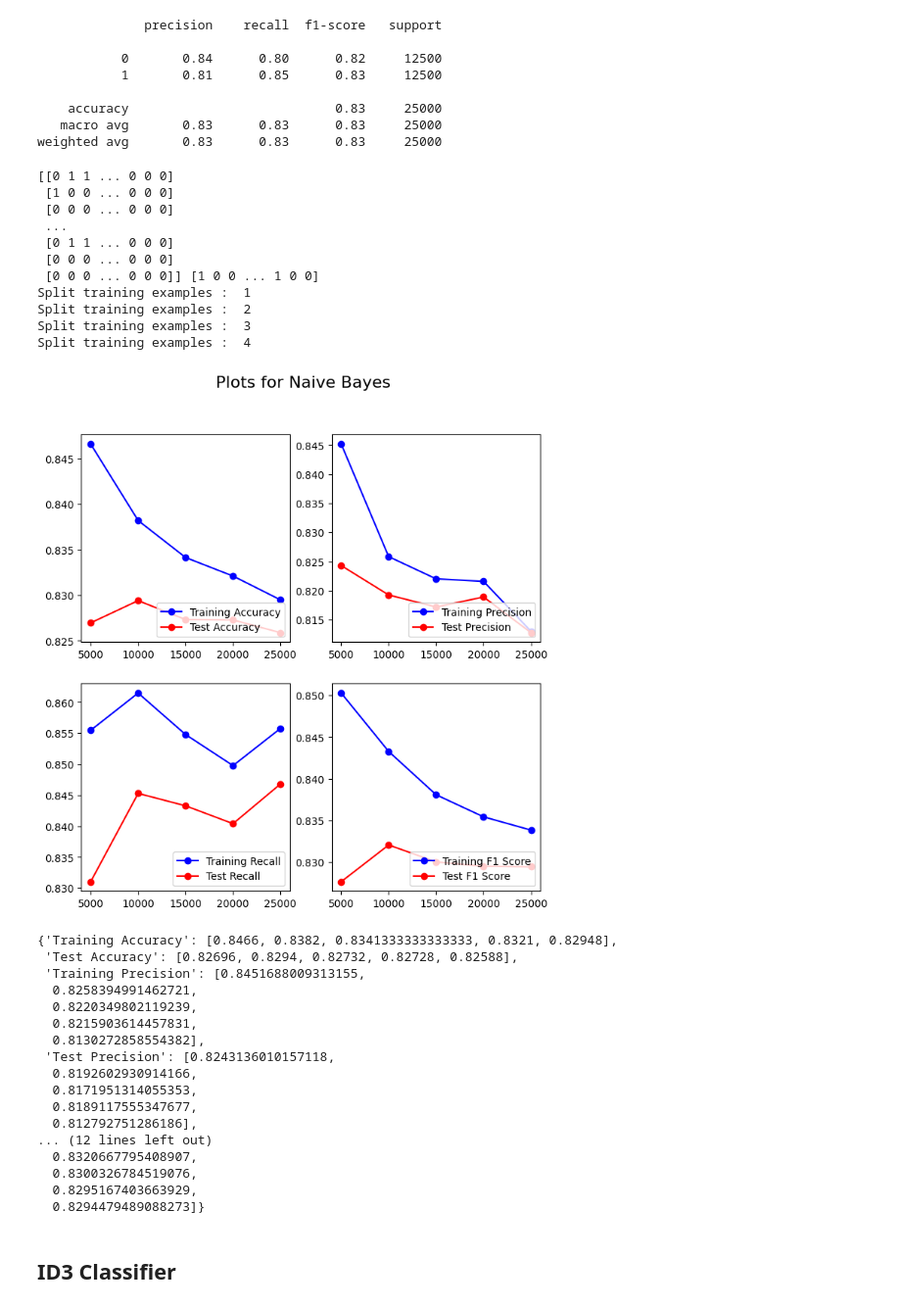
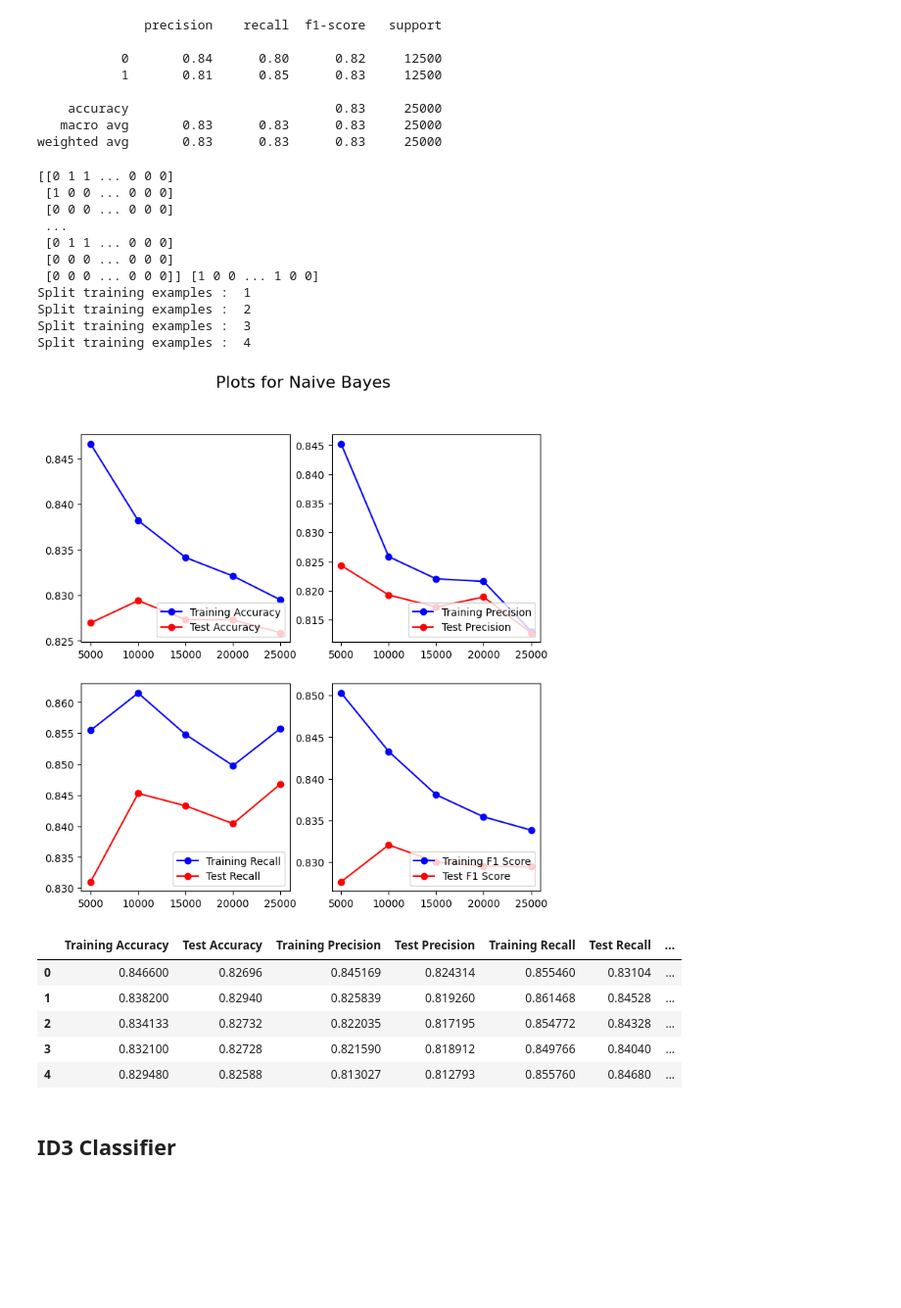
Before and after one commit to OSpyropoulos/IMDb-reviews-classification, a Jupyter notebook: ergasia.ipynb, the cells around one changed output. Shown at 98% size. Saved outputs shown, nothing was run; the diff lists cells and outputs as text; code cells hidden in the pictures; blank space fills up the shorter version.

Commit message:
result curves and tables for naive and random forest ready

```diff
--- a/ergasia.ipynb
+++ b/ergasia.ipynb
@@ -395,51 +395,43 @@ def custom_curve(estimator, training_features, training_labels, test_features, t
 
   # Compile and return the performance data.
   performance_data = {
     'Training Accuracy': training_accuracy,
     'Test Accuracy': test_accuracy,
     'Training Precision': training_precision,
     'Test Precision': test_precision,
     'Training Recall': training_recall,
     'Test Recall': test_recall,
     'Training F1 Score': training_f1_score,
     'Test F1 Score': test_f1_score
   }
 
-  return performance_data
+
+  df = pd.DataFrame(performance_data)
+
+  return df
 
 tool = Naive_Bayes()
 tool.fit(x_train_binary, y_train_list)
 custom_curve(tool, x_train_binary, y_train, x_test_binary, y_test, 5, "Naive Bayes")
 # %% [output]
 [[0 1 1 ... 0 0 0]
  [1 0 0 ... 0 0 0]
  [0 0 0 ... 0 0 0]
  ...
  [0 1 1 ... 0 0 0]
  [0 0 0 ... 0 0 0]
  [0 0 0 ... 0 0 0]] [1 0 0 ... 1 0 0]
 Split training examples :  1
 Split training examples :  2
 Split training examples :  3
 Split training examples :  4
 [figure]
-{'Training Accuracy': [0.8466, 0.8382, 0.8341333333333333, 0.8321, 0.82948],
- 'Test Accuracy': [0.82696, 0.8294, 0.82732, 0.82728, 0.82588],
- 'Training Precision': [0.8451688009313155,
-  0.8258394991462721,
-  0.8220349802119239,
-  0.8215903614457831,
-  0.8130272858554382],
- 'Test Precision': [0.8243136010157118,
-  0.8192602930914166,
-  0.8171951314055353,
-  0.8189117555347677,
-  0.812792751286186],
-... (12 lines left out)
-  0.8320667795408907,
-  0.8300326784519076,
-  0.8295167403663929,
-  0.8294479489088273]}
+|  | Training Accuracy | Test Accuracy | Training Precision | Test Precision | Training Recall | Test Recall | ... |
+| 0 | 0.846600 | 0.82696 | 0.845169 | 0.824314 | 0.855460 | 0.83104 | ... |
+| 1 | 0.838200 | 0.82940 | 0.825839 | 0.819260 | 0.861468 | 0.84528 | ... |
+| 2 | 0.834133 | 0.82732 | 0.822035 | 0.817195 | 0.854772 | 0.84328 | ... |
+| 3 | 0.832100 | 0.82728 | 0.821590 | 0.818912 | 0.849766 | 0.84040 | ... |
+| 4 | 0.829480 | 0.82588 | 0.813027 | 0.812793 | 0.855760 | 0.84680 | ... |
 # %% [markdown]
 ## ID3 Classifier
 # %%
```
Also changed, not shown: parts of 3 cells of this notebook.
